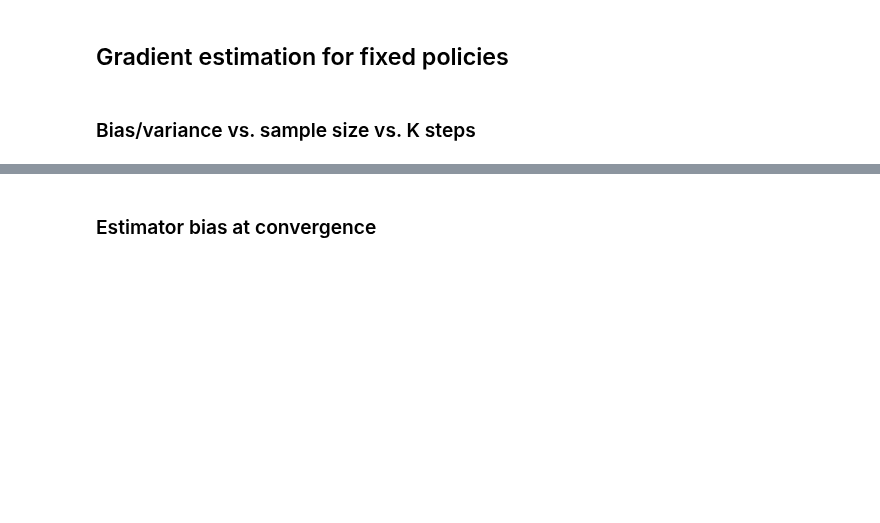
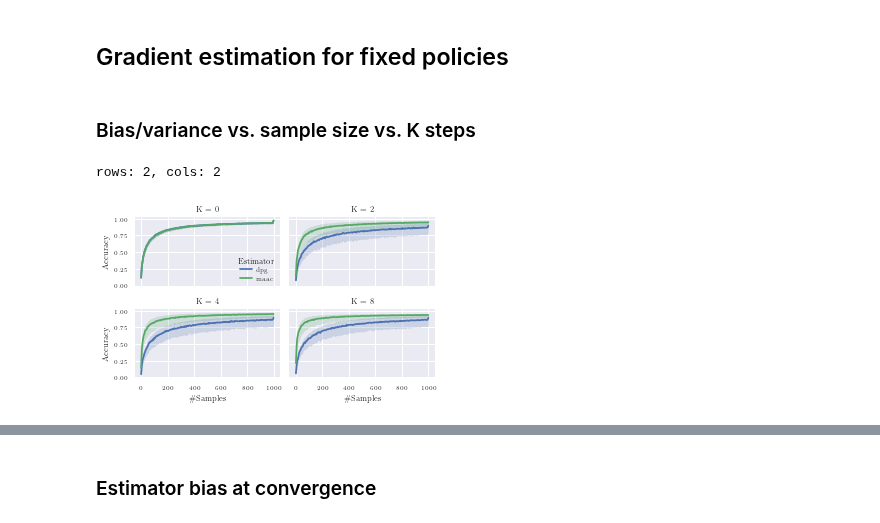
Before and after one commit to 0xangelo/LQSVG, a Jupyter notebook: experiments/dpg_vs_maac.ipynb, the cells around one changed output, grey strips where cells are left out. Drawn from its saved outputs; the diff is of its cells as text; code cells hidden in the pictures; blank space fills up the shorter version.

```diff
--- a/experiments/dpg_vs_maac.ipynb
+++ b/experiments/dpg_vs_maac.ipynb
@@ -468 +455,20 @@ plot_gradient_acc(comp)
+# %%
+BIAS_VAR_NORM_DATA = pd.concat(
+    (
+        pd.read_csv(
+            "local/BiasVarianceNorm-K=0,4,8-GradientQualityComparison-2021-05-28T12:04.csv",
+            index_col=False,
+        ),
+        pd.read_csv(
+            "local/BiasVarianceNorm-K=2-GradientQualityComparison-2021-05-31T11:04.csv",
+            index_col=False,
+        ),
+    ),
+    ignore_index=True,
+)
+# %%
+savefig(plot_gradient_acc(BIAS_VAR_NORM_DATA), "GradientAcc")
+# %% [output]
+rows: 2, cols: 2
+[figure, added]
 # %%
```
Also changed, not shown: parts of 46 cells of this notebook, 1 other file.
